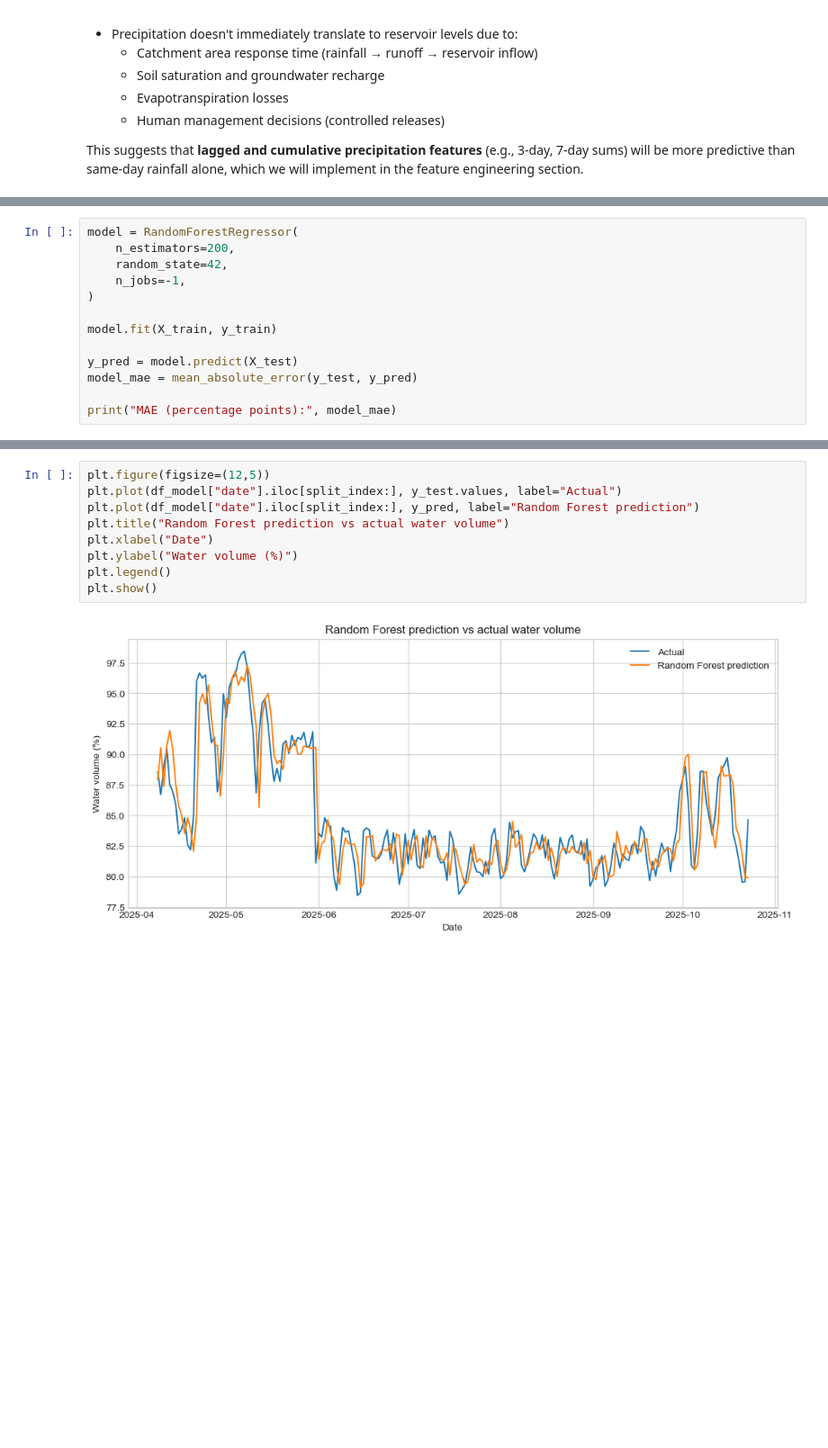
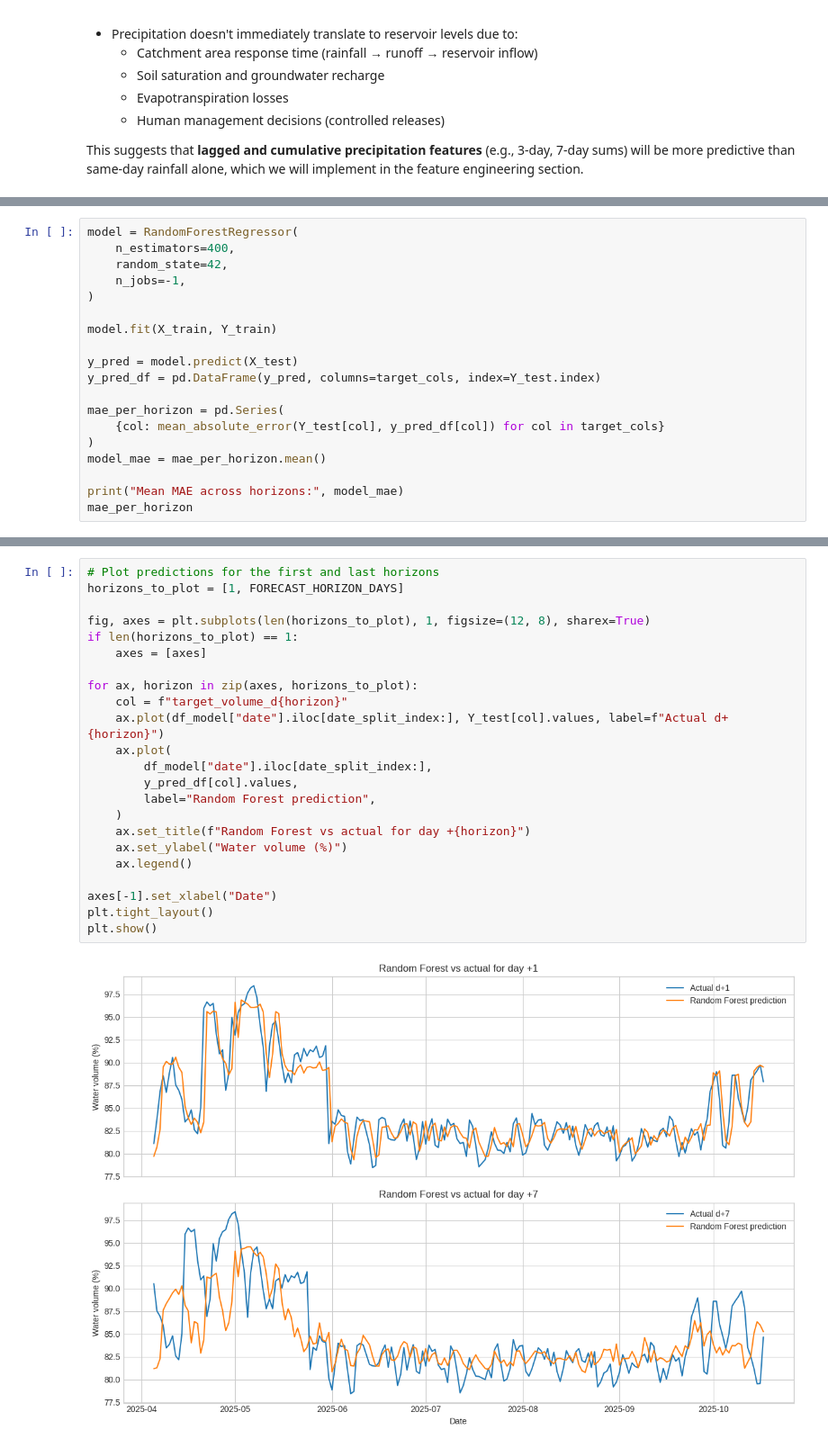
Before and after one commit to diogotvf7/feup-sci, a Jupyter notebook: ml/notebooks/data_preparation.ipynb, the cells around one changed output, grey strips where cells are left out. Shown at 90% size. Saved outputs shown, nothing was run; the diff lists cells and outputs as text; blank space fills up the shorter version.

```diff
--- a/ml/notebooks/data_preparation.ipynb
+++ b/ml/notebooks/data_preparation.ipynb
@@ -606,14 +670,20 @@ The model uses:
 # %%
 model = RandomForestRegressor(
-    n_estimators=200,
+    n_estimators=400,
     random_state=42,
     n_jobs=-1,
 )
 
-model.fit(X_train, y_train)
+model.fit(X_train, Y_train)
 
 y_pred = model.predict(X_test)
-model_mae = mean_absolute_error(y_test, y_pred)
+y_pred_df = pd.DataFrame(y_pred, columns=target_cols, index=Y_test.index)
 
-print("MAE (percentage points):", model_mae)
+mae_per_horizon = pd.Series(
+    {col: mean_absolute_error(Y_test[col], y_pred_df[col]) for col in target_cols}
+)
+model_mae = mae_per_horizon.mean()
+
+print("Mean MAE across horizons:", model_mae)
+mae_per_horizon
 # %% [output]
@@ -642,14 +727,28 @@ Improvement: 0.028912023308309553
 # %%
-plt.figure(figsize=(12,5))
-plt.plot(df_model["date"].iloc[split_index:], y_test.values, label="Actual")
-plt.plot(df_model["date"].iloc[split_index:], y_pred, label="Random Forest prediction")
-plt.title("Random Forest prediction vs actual water volume")
-plt.xlabel("Date")
-plt.ylabel("Water volume (%)")
-plt.legend()
+# Plot predictions for the first and last horizons
+horizons_to_plot = [1, FORECAST_HORIZON_DAYS]
+
+fig, axes = plt.subplots(len(horizons_to_plot), 1, figsize=(12, 8), sharex=True)
+if len(horizons_to_plot) == 1:
+    axes = [axes]
+
+for ax, horizon in zip(axes, horizons_to_plot):
+    col = f"target_volume_d{horizon}"
+    ax.plot(df_model["date"].iloc[date_split_index:], Y_test[col].values, label=f"Actual d+{horizon}")
+    ax.plot(
+        df_model["date"].iloc[date_split_index:],
+        y_pred_df[col].values,
+        label="Random Forest prediction",
+    )
+    ax.set_title(f"Random Forest vs actual for day +{horizon}")
+    ax.set_ylabel("Water volume (%)")
+    ax.legend()
+
+axes[-1].set_xlabel("Date")
+plt.tight_layout()
 plt.show()
 # %% [output]
-[figure, old version]
+[figure, new version]
 # %% [markdown]
 ### Visual comparison: Random Forest vs Actual
 
```
Also changed, not shown: parts of 27 cells of this notebook, 1 other file.
